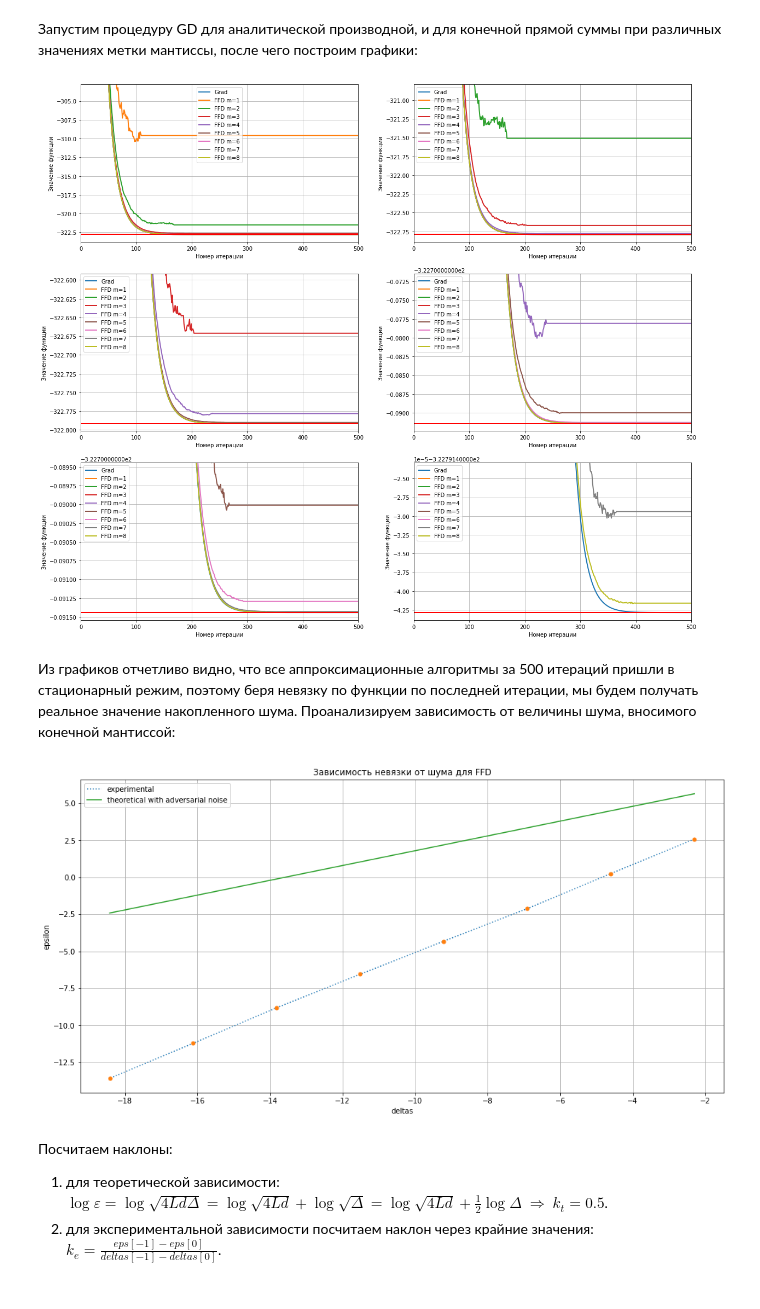
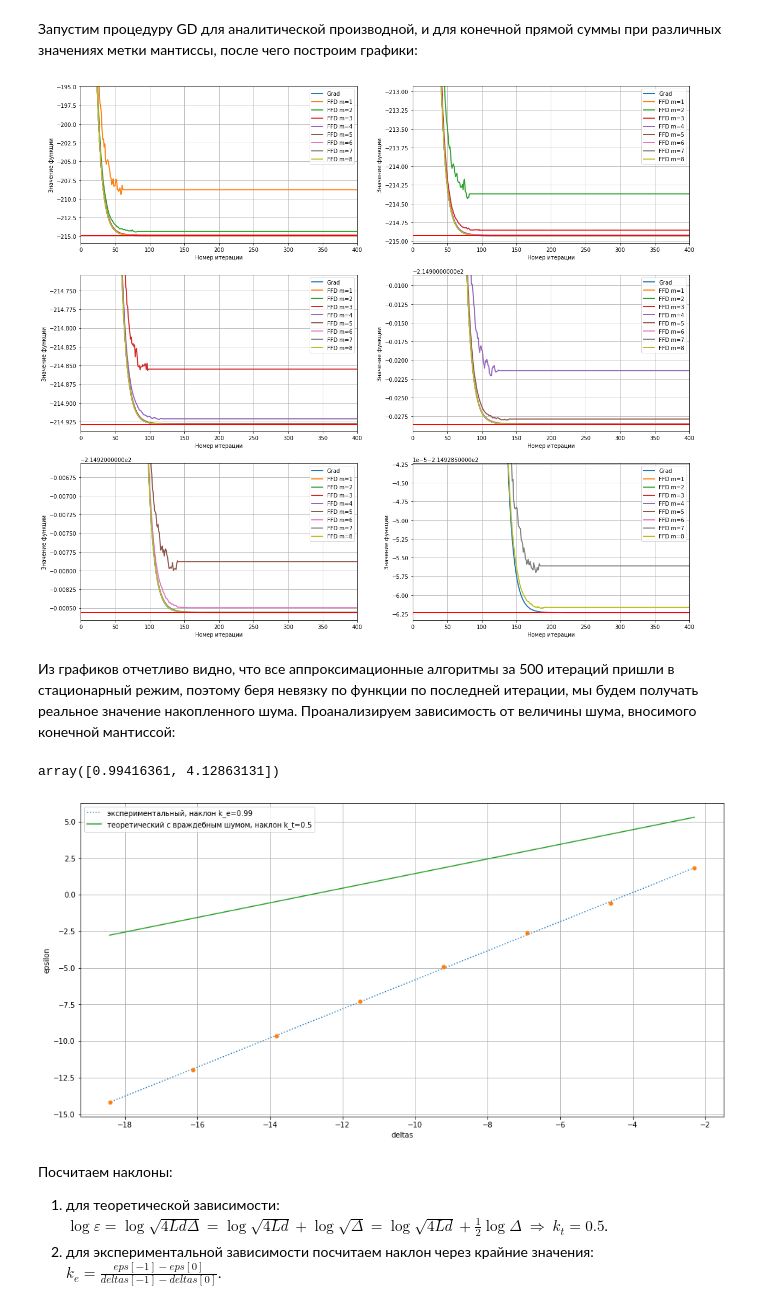
Before and after one commit to danon2018/Gradient_free_methods_project, a Jupyter notebook: quadratic_experiments.ipynb, the cells around one changed output. Cells and saved outputs as stored; diff of their text form; code cells hidden in the pictures.

```diff
--- a/quadratic_experiments.ipynb
+++ b/quadratic_experiments.ipynb
@@ -18,14 +18,14 @@ def quad_coefs(d, L, random_state=None, x_solution=None):
     O = ortho_group.rvs(d, random_state=random_state) # создание рандомной ортогональной матрицы d на d
     eigenvals = []
     for i in range(d):
-        if i%2 == 0:
+        if i%2 == 0: # меняем тут 2,3,4,5
             eigenval = L / (1 + (1/d) * i) # половина с.з. близка к константе L
         else:
             eigenval = 1 / (1 + (1/d) * i) # половина с.З близка к 0
         eigenvals.append(eigenval)
 
     eigenvals = np.array(eigenvals)
-    # eigenvals = np.random.shuffle(eigenvals) # возможно не надо
+    np.random.shuffle(eigenvals) # возможно не надо
 
     Diag = np.eye(d) # создаем и заполняем диагональную матрицу с.з.
     for i in range(d):
@@ -182,7 +182,7 @@ def experimental_FFD_FWC(delta, L, d):
 Вначале создадим коэффициенты, удовлетворяющие условию выше, после этого по ним создадим квадратичную задачу:
 # %%
 d = 100 # размерность пространства
-L = 20 # константа Липшица
+L = 10 # константа Липшица
 random_state = 1
 # %%
 A, b = quad_coefs(d, L)
@@ -202,7 +202,7 @@ x_start = np.random.uniform(-10, 10, d) # стартовую точку выби
 # %% [markdown]
 Запустим процедуру GD для аналитической производной, и для конечной прямой суммы при различных значениях метки мантиссы, после чего построим графики:
 # %%
-max_iters=500
+max_iters=400
 prob_values = []
 
 values = GD(prob.func, prob.grad, x_start, 1/L, max_iters)
@@ -213,33 +213,34 @@ for i in trange(1,9):
     values = GD(prob.func, prob.FFD, x_start, 1/L, max_iters)
     prob_values.append(values)
 # %%
-method_names = ['Grad','FFD m=1','FFD m=2','FFD m=3','FFD m=4', 'FFD m=5', 'FFD m=6', 'FFD m=7', 'FFD m=8']
+method_names = ['Grad','FFD m=1','FFD m=2','FFD m=3','FFD m=4',
+                'FFD m=5', 'FFD m=6', 'FFD m=7', 'FFD m=8']
 
 fig, ax = plt.subplots(3, 2, figsize=(20,18))
 
 for k in range(3):
     for j in range(2):
         for i in range(9):
             ax[k,j].plot([t for t in range(max_iters)], prob_values[i], '-', linewidth=2, label=method_names[i])
 
         ax[k,j].plot([t for t in range(max_iters)], [prob_solution for i in range(max_iters)],
                      linewidth=2, color='r')
         ax[k,j].grid()
         ax[k,j].legend()
         ax[k,j].set_xlim(0,max_iters)
         ax[k,j].set_ylabel('Значение функции')
         ax[k,j].set_xlabel('Номер итерации')
 
 ax[0,0].set_ylim(prob_solution-1, prob_solution+20)
 ax[0,1].set_ylim(prob_solution-0.1, prob_solution+2)
 ax[1,0].set_ylim(prob_solution-0.01, prob_solution+0.2)
 ax[1,1].set_ylim(prob_solution-0.001, prob_solution+0.02)
 ax[2,0].set_ylim(prob_solution-0.0001, prob_solution+0.002)
 ax[2,1].set_ylim(prob_solution-0.000001, prob_solution+0.00002)
 
-None
+plt.savefig('ffd_delta_1.png')
 # %% [output]
-[figure, old version]
+[figure, new version]
 # %% [markdown]
 Из графиков отчетливо видно, что все аппроксимационные алгоритмы за 500 итераций пришли в стационарный режим, поэтому беря невязку по функции по последней итерации, мы будем получать реальное значение накопленного шума. Проанализируем зависимость от величины шума, вносимого конечной мантиссой:
 # %%
@@ -253,18 +256,23 @@ for i in range(1,9):
+# %%
+p
+# %% [output]
+array([0.99416361, 4.12863131])
 # %%
 xaxis = np.linspace(1e-08,1e-01,100)
 
 plt.figure(figsize=(16,8))
-plt.plot(np.log(deltas), np.log(gaps), ':', label='experimental')
+plt.plot(np.log(deltas), np.polyval(p, np.log(deltas)), ':', label='экспериментальный, наклон k_e='+str(round(p[0],2)))
 plt.plot(np.log(deltas), np.log(gaps), 'o', markersize=5)
-plt.plot(np.log(xaxis), np.log(experimental_FFD_FWC(xaxis,L,d)), '-', label='theoretical with adversarial noise')
+plt.plot(np.log(xaxis), np.log(experimental_FFD_FWC(xaxis,L,d)), '-', label='теоретический с враждебным шумом, наклон k_t=0.5')
 plt.grid()
 plt.legend()
 plt.xlabel('deltas')
 plt.ylabel('epsilon')
-plt.title('Зависимость невязки от шума для FFD')
-None
+
+
+plt.savefig('ffd_delta_2.png')
 # %% [output]
-[figure, old version]
+[figure, new version]
 # %% [markdown]
 Посчитаем наклоны:
 1. для теоретической зависимости:
```
Also changed, not shown: parts of 31 cells of this notebook.
